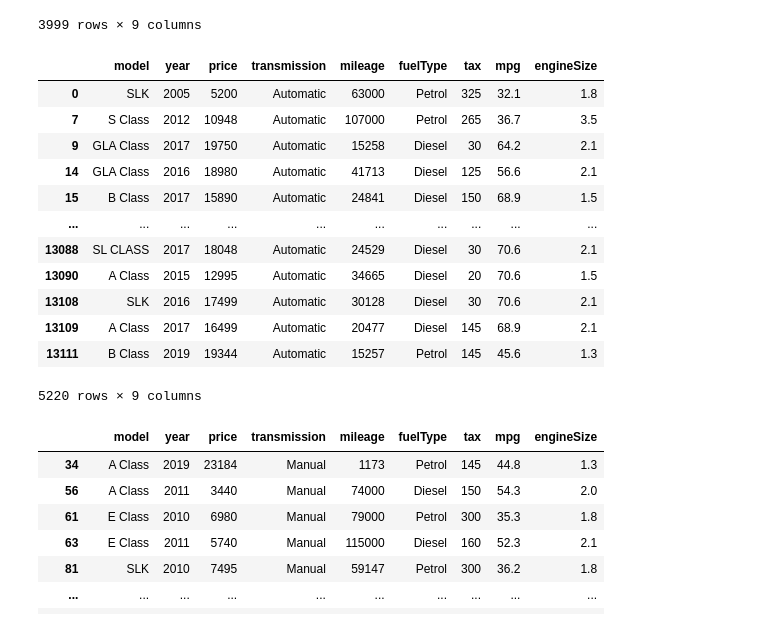
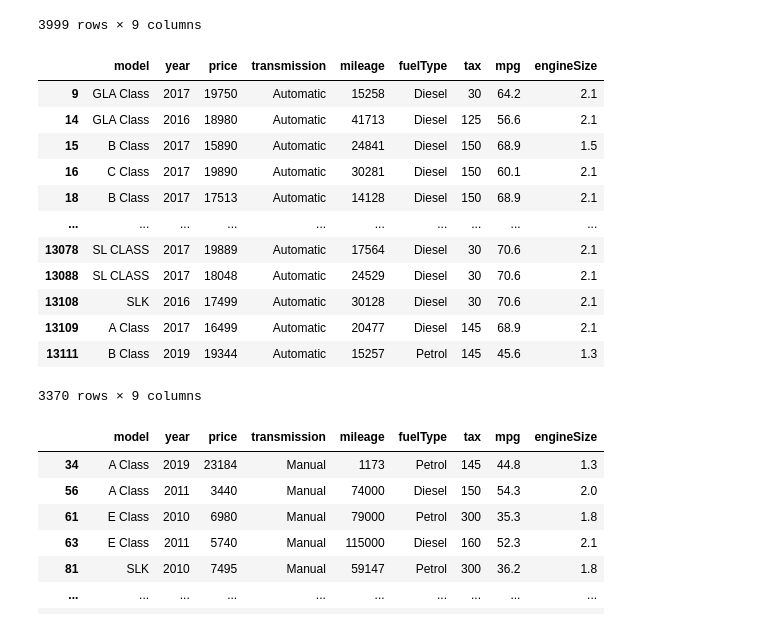
Before and after one commit to obidjonqunduzov/data-science, a Jupyter notebook: 3_6_Statistika_DataSet.ipynb, the cells around one changed output. Drawn from its saved outputs; the diff is of its cells as text; code cells hidden in the pictures.

```diff
--- a/3_6_Statistika_DataSet.ipynb
+++ b/3_6_Statistika_DataSet.ipynb
@@ -231,21 +231,21 @@ df[df.year<2017] # faqat 2017dan kam bo'lgan yildagi avtomobillarni qaytaradi
 | 13108 | SLK | 2016 | 17499 | Automatic | 30128 | Diesel | 30 | 70.6 | 2.1 |
 3999 rows × 9 columns
 # %%
-df[df.price<20000] # faqat narxi 20000$ dan kam bo'lgan avtomobillarni qaytaradi
+df[(df.price<20000) & (df.year>2015)] # faqat narxi 20000$ dan kam bo'lgan va yili 2015 dan katta bo'lgan avtomobillarni qaytaradi
 # %% [output]
 |  | model | year | price | transmission | mileage | fuelType | tax | mpg | engineSize |
-| 0 | SLK | 2005 | 5200 | Automatic | 63000 | Petrol | 325 | 32.1 | 1.8 |
-| 7 | S Class | 2012 | 10948 | Automatic | 107000 | Petrol | 265 | 36.7 | 3.5 |
 | 9 | GLA Class | 2017 | 19750 | Automatic | 15258 | Diesel | 30 | 64.2 | 2.1 |
 | 14 | GLA Class | 2016 | 18980 | Automatic | 41713 | Diesel | 125 | 56.6 | 2.1 |
 | 15 | B Class | 2017 | 15890 | Automatic | 24841 | Diesel | 150 | 68.9 | 1.5 |
+| 16 | C Class | 2017 | 19890 | Automatic | 30281 | Diesel | 150 | 60.1 | 2.1 |
+| 18 | B Class | 2017 | 17513 | Automatic | 14128 | Diesel | 150 | 68.9 | 2.1 |
 | ... | ... | ... | ... | ... | ... | ... | ... | ... | ... |
+| 13078 | SL CLASS | 2017 | 19889 | Automatic | 17564 | Diesel | 30 | 70.6 | 2.1 |
 | 13088 | SL CLASS | 2017 | 18048 | Automatic | 24529 | Diesel | 30 | 70.6 | 2.1 |
-| 13090 | A Class | 2015 | 12995 | Automatic | 34665 | Diesel | 20 | 70.6 | 1.5 |
 | 13108 | SLK | 2016 | 17499 | Automatic | 30128 | Diesel | 30 | 70.6 | 2.1 |
 | 13109 | A Class | 2017 | 16499 | Automatic | 20477 | Diesel | 145 | 68.9 | 2.1 |
 | 13111 | B Class | 2019 | 19344 | Automatic | 15257 | Petrol | 145 | 45.6 | 1.3 |
-5220 rows × 9 columns
+3370 rows × 9 columns
 # %%
 df[df.transmission=='Manual'] # faqat Manual(mexanik) avtomobillarni qaytaradi
 # %% [output]
```
Also changed, not shown: parts of 1 cell of this notebook.
